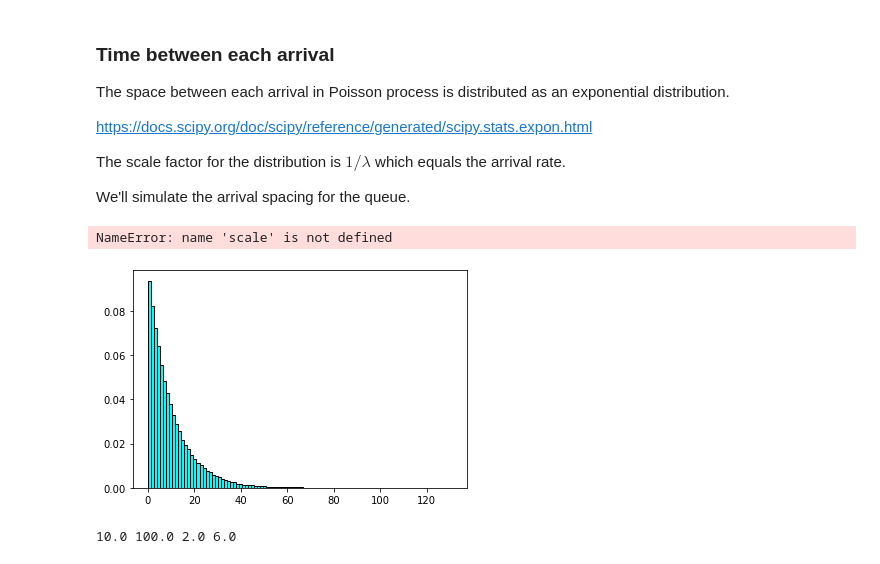
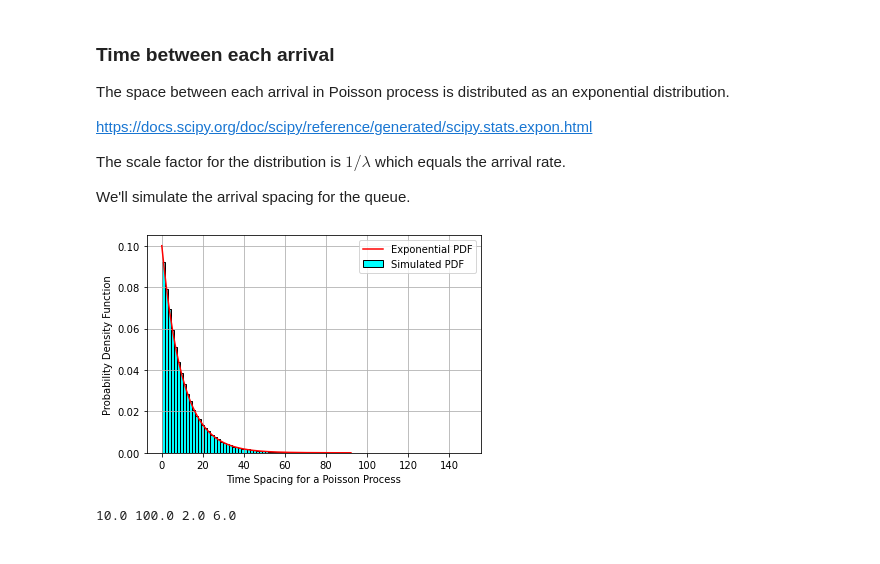
Before and after one commit to Dr-Daily/SystemsEngineering, a Jupyter notebook: Single Channel Queuing Example.ipynb, the cells around one changed output. Drawn from its saved outputs; the diff is of its cells as text; code cells hidden in the pictures.

```diff
--- a/Single Channel Queuing Example.ipynb
+++ b/Single Channel Queuing Example.ipynb
@@ -83,20 +83,19 @@ We'll simulate the arrival spacing for the queue.
 # %%
 #Show the emperical distribution of the generated random values
 #place the bins in the center of the discrete values for the samples
 arrival_intervals = expon.rvs(scale=arrival_rate_mean,size=N)
 plt.hist(arrival_intervals,bins=100,density=True,color="cyan",ec="black",label="Simulated PDF");
 #Generate a range for the theoretical mass function
-x = np.arange(expon.ppf(0.0001, scale=scale),
-              expon.ppf(0.9999, scale=scale),0.01)
+x = np.arange(expon.ppf(0.0001, scale=arrival_rate_mean),
+              expon.ppf(0.9999, scale=arrival_rate_mean),0.01)
 #Plot the theoretical PMF
 plt.plot(x, expon.pdf(x, scale=arrival_rate_mean),  'r-', label='Exponential PDF')
 plt.legend()
 plt.grid()
 plt.xlabel("Time Spacing for a Poisson Process")
 plt.ylabel("Probability Density Function");
 # %% [output]
-NameError: name 'scale' is not defined
-[figure, old version]
+[figure, new version]
 # %%
 # Determine theoretical moments for the distribution
 mean, var, skew, kurt = expon.stats(scale=arrival_rate_mean,moments='mvsk')
```
Also changed, not shown: parts of 19 cells of this notebook.
